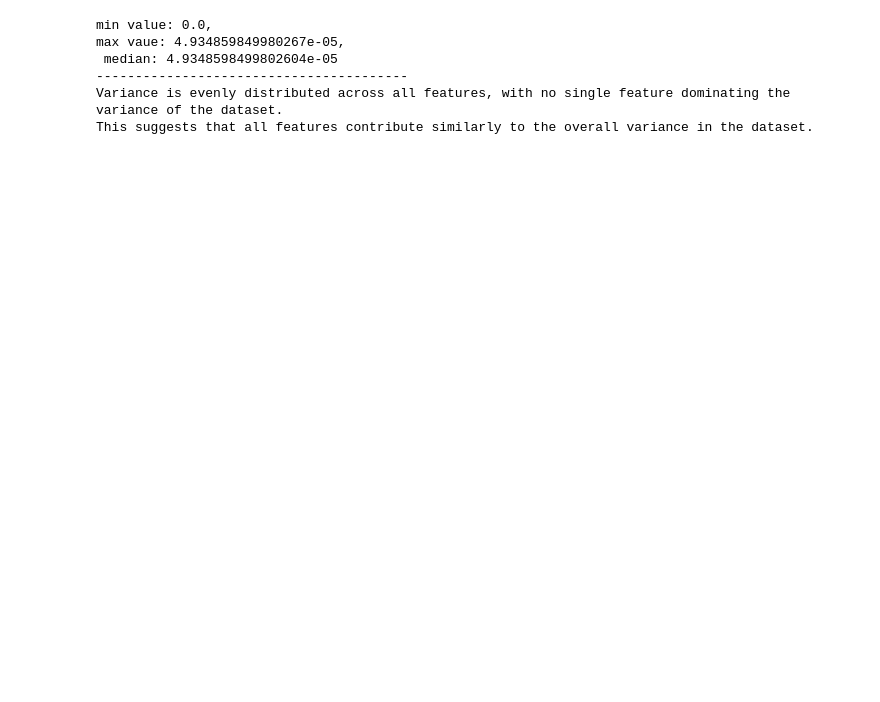
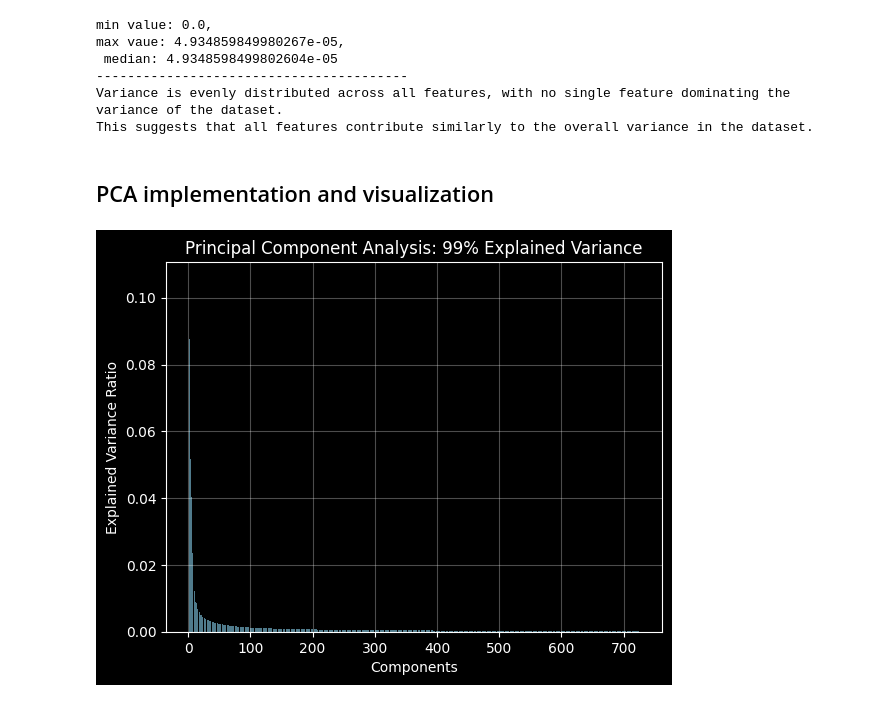
Before and after one commit to NicolasArVa/gene_expression_and_cancer, a Jupyter notebook: notebooks/gene_expression_PCA.ipynb, the cells around one changed output. Drawn from its saved outputs; the diff is of its cells as text; code cells hidden in the pictures; blank space fills up the shorter version.

```diff
--- a/notebooks/gene_expression_PCA.ipynb
+++ b/notebooks/gene_expression_PCA.ipynb
@@ -47,6 +53,29 @@ max vaue: 4.934859849980267e-05,
 ----------------------------------------
 Variance is evenly distributed across all features, with no single feature dominating the variance of the dataset.
 This suggests that all features contribute similarly to the overall variance in the dataset.
+# %% [markdown]
+## PCA implementation and visualization
+# %%
+# Initialize PCA (specify components or retain variance)
+pca = PCA(n_components=0.99)  # Keep 99% of variance
+principal_components = pca.fit_transform(scaled_data)
+
+# Calculate explained variance and cumulative variance
+explained_variance = pca.explained_variance_ratio_
+components = range(1, len(explained_variance) + 1)
+
+# Bar plot for individual explained variance
+bars = plt.bar(components, explained_variance, alpha=0.6, color='skyblue', label='Individual Variance')
+
+# Labels and title
+plt.xlabel('Components')
+plt.ylabel('Explained Variance Ratio')
+plt.title('Principal Component Analysis: 99% Explained Variance')
+plt.grid(True, alpha=0.3)
+
+plt.show()
+# %% [output]
+[figure, added]
 # %%
 # Initialize PCA (specify components or retain variance)
 pca = PCA(n_components=0.95)  # Keep 95% of variance
```
Also changed, not shown: parts of 13 cells of this notebook, 3 other files.
